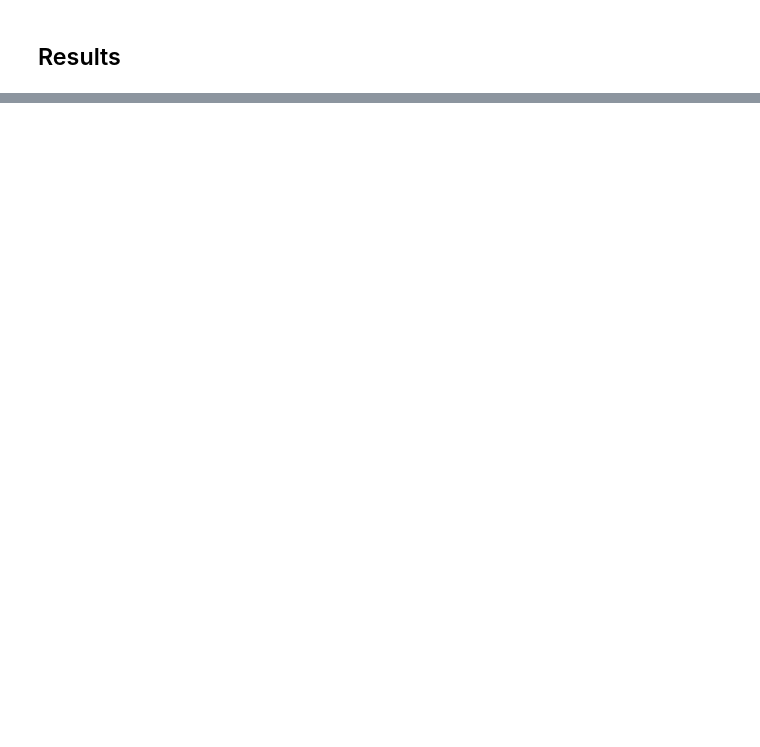
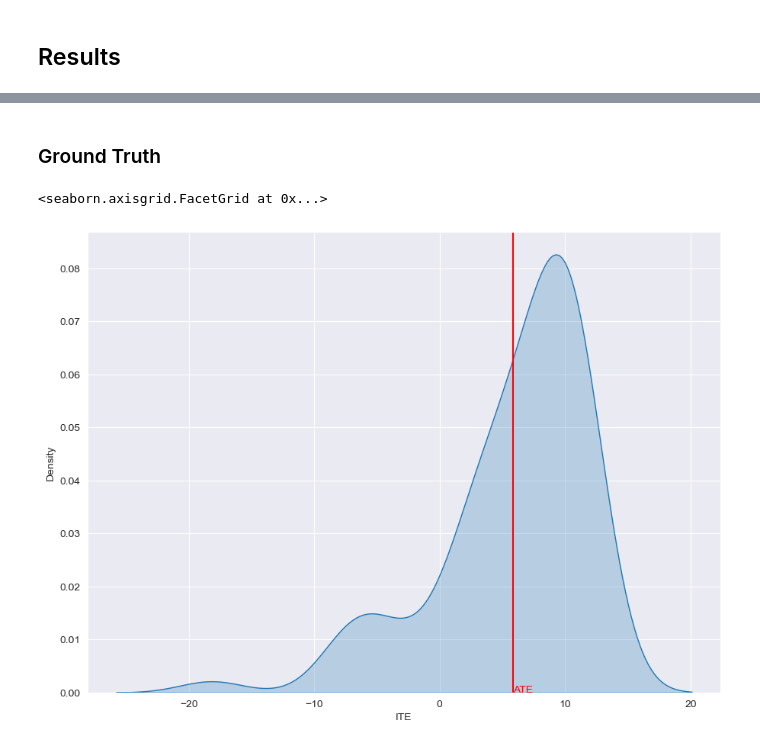
Before and after one commit to anthem-ai/causalforge, a Jupyter notebook: vignettes/DragonNet.ipynb, the cells around one changed output, grey strips where cells are left out. Saved outputs shown, nothing was run; the diff lists cells and outputs as text; code cells hidden in the pictures; blank space fills up the shorter version.

```diff
--- a/vignettes/DragonNet.ipynb
+++ b/vignettes/DragonNet.ipynb
@@ -130,0 +151,9 @@ pd.DataFrame([[np.mean(eps_ATE_tr),np.mean(eps_ATE_te),np.mean(eps_PEHE_tr),np.m
+# %% [markdown]
+### Ground Truth
+# %%
+from causalforge.utils import plot_ite_distribution
+
+plot_ite_distribution(ITE_truth_te)
+# %% [output]
+<seaborn.axisgrid.FacetGrid at 0x...>
+[figure, added]
```
Also changed, not shown: parts of 6 cells of this notebook, 3 other files.
